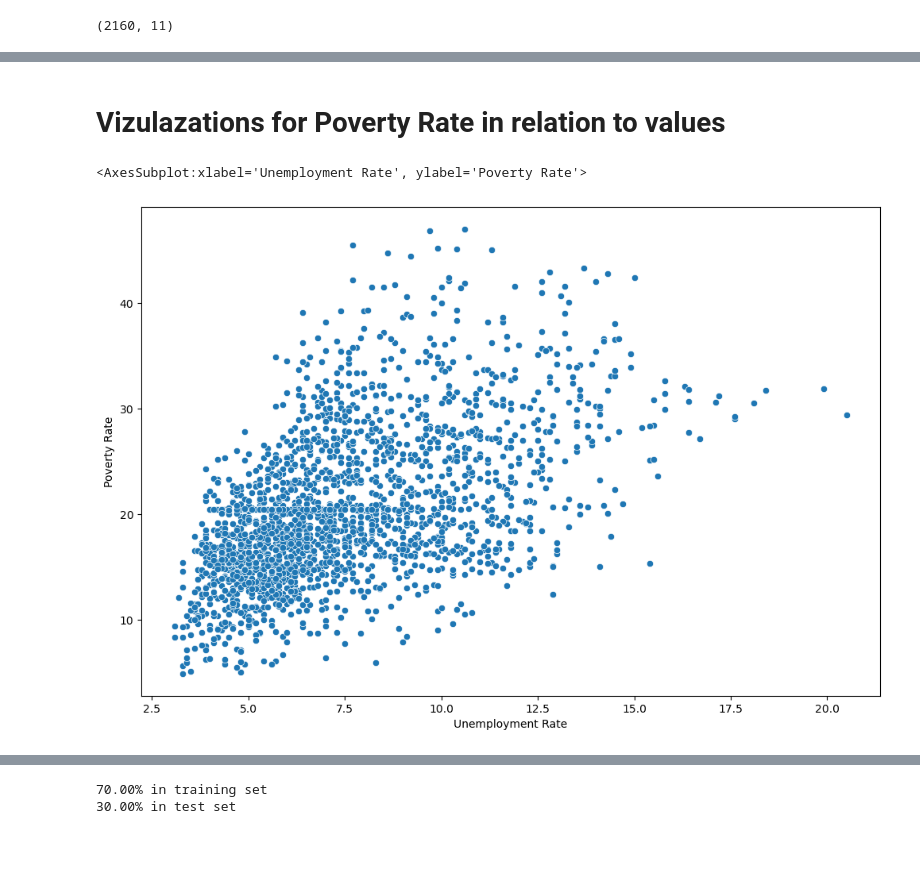
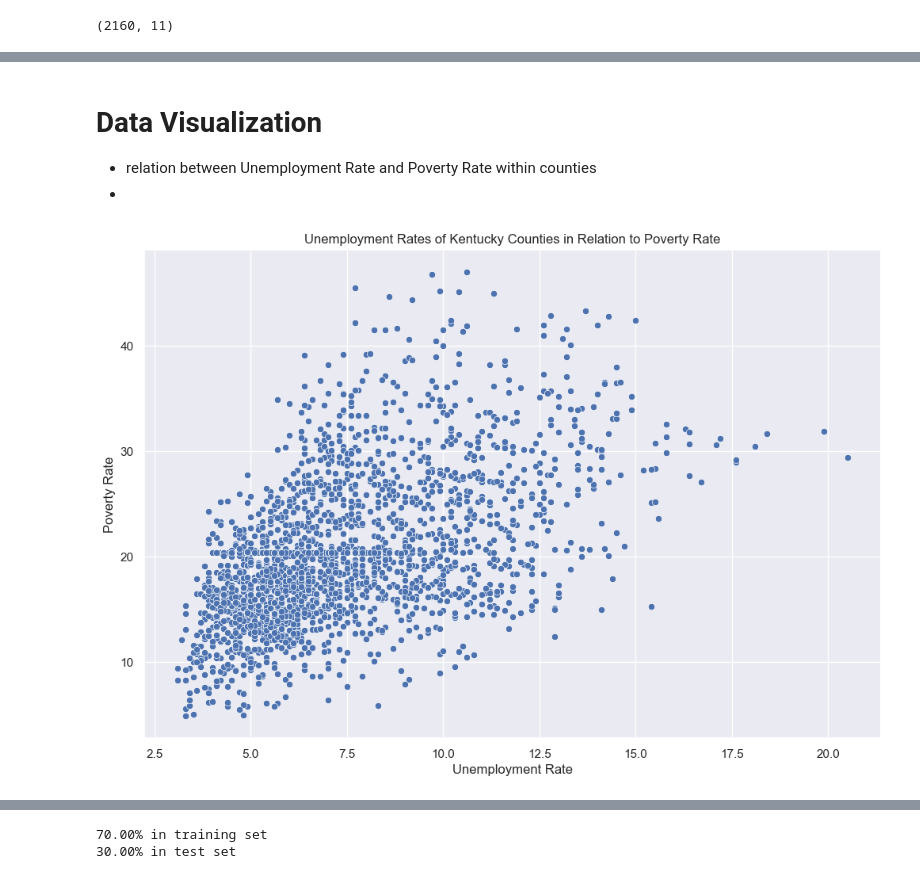
Before and after one commit to jsphotos205/Kentucky_Poverty_Rate, a Jupyter notebook: kentucky_povrate_ml.ipynb, the cells around one changed output, grey strips where cells are left out. Drawn from its saved outputs; the diff is of its cells as text; code cells hidden in the pictures; blank space fills up the shorter version.

```diff
--- a/kentucky_povrate_ml.ipynb
+++ b/kentucky_povrate_ml.ipynb
@@ -4,3 +6,5 @@ import numpy as np
 import matplotlib.pyplot as plt
 import seaborn as sns
 from scipy.stats import pearsonr , spearmanr
+
+sns.set_theme(style='darkgrid')
@@ -80,14 +101,18 @@ kentucky.sample(15)
-# %% [markdown]
-# Vizulazations for Poverty Rate in relation to values
+# %% [markdown]
+# Data Visualization
+- relation between Unemployment Rate and Poverty Rate within counties
+-
 # %%
 plt.figure(figsize=(12,8))
 
 sns.scatterplot(x= 'Unemployment Rate',
                 y= 'Poverty Rate',
                 data= kentucky)
+plt.title('Unemployment Rates of Kentucky Counties in Relation to Poverty Rate')
+
+plt.show()
 # %% [output]
-<AxesSubplot:xlabel='Unemployment Rate', ylabel='Poverty Rate'>
-[figure, old version]
+[figure, new version]
 # %%
 plt.figure(figsize=(12,8))
 
```
Also changed, not shown: parts of 24 cells of this notebook, 1 other file.
